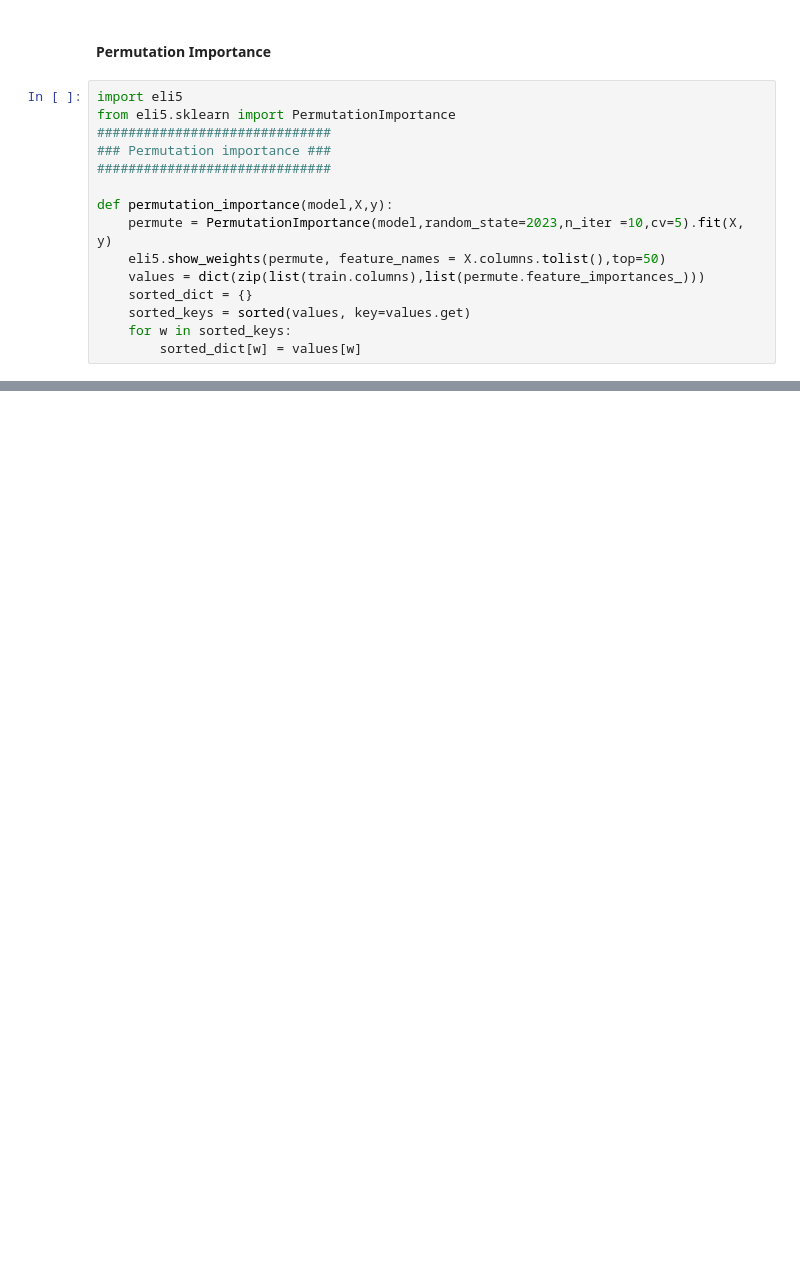
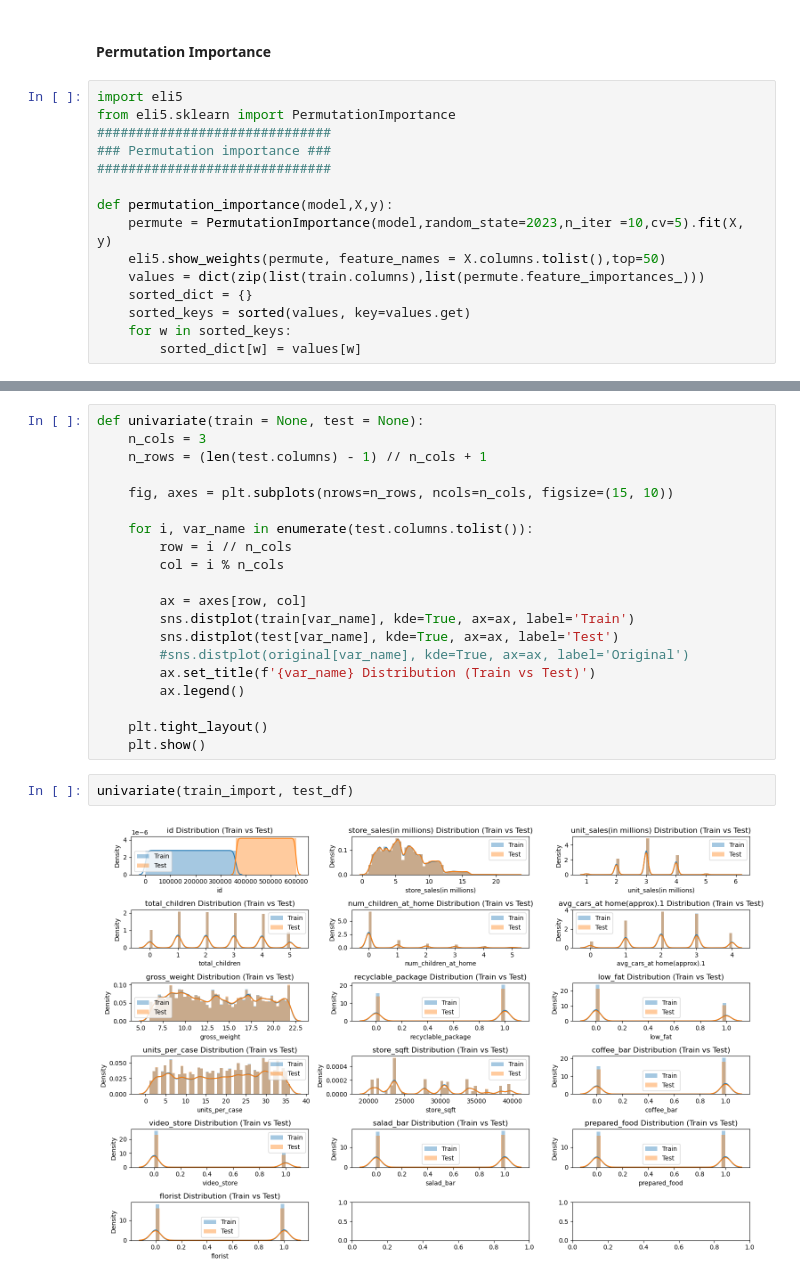
Before and after one commit to SilverSurferClash/ML_Best_Practices, a Jupyter notebook: bestprac-eda.ipynb, the cells around one changed output, grey strips where cells are left out. Drawn from its saved outputs; the diff is of its cells as text; blank space fills up the shorter version.

```diff
--- a/bestprac-eda.ipynb
+++ b/bestprac-eda.ipynb
@@ -188,0 +319,24 @@ eli5.show_weights(permute, feature_names = X.columns.tolist(),top=50)
+# %%
+def univariate(train = None, test = None):
+    n_cols = 3
+    n_rows = (len(test.columns) - 1) // n_cols + 1
+
+    fig, axes = plt.subplots(nrows=n_rows, ncols=n_cols, figsize=(15, 10))
+
+    for i, var_name in enumerate(test.columns.tolist()):
+        row = i // n_cols
+        col = i % n_cols
+
+        ax = axes[row, col]
+        sns.distplot(train[var_name], kde=True, ax=ax, label='Train')
+        sns.distplot(test[var_name], kde=True, ax=ax, label='Test')
+        #sns.distplot(original[var_name], kde=True, ax=ax, label='Original')
+        ax.set_title(f'{var_name} Distribution (Train vs Test)')
+        ax.legend()
+
+    plt.tight_layout()
+    plt.show()
+# %%
+univariate(train_import, test_df)
+# %% [output]
+[figure, added]
```
Also changed, not shown: parts of 18 cells of this notebook.
